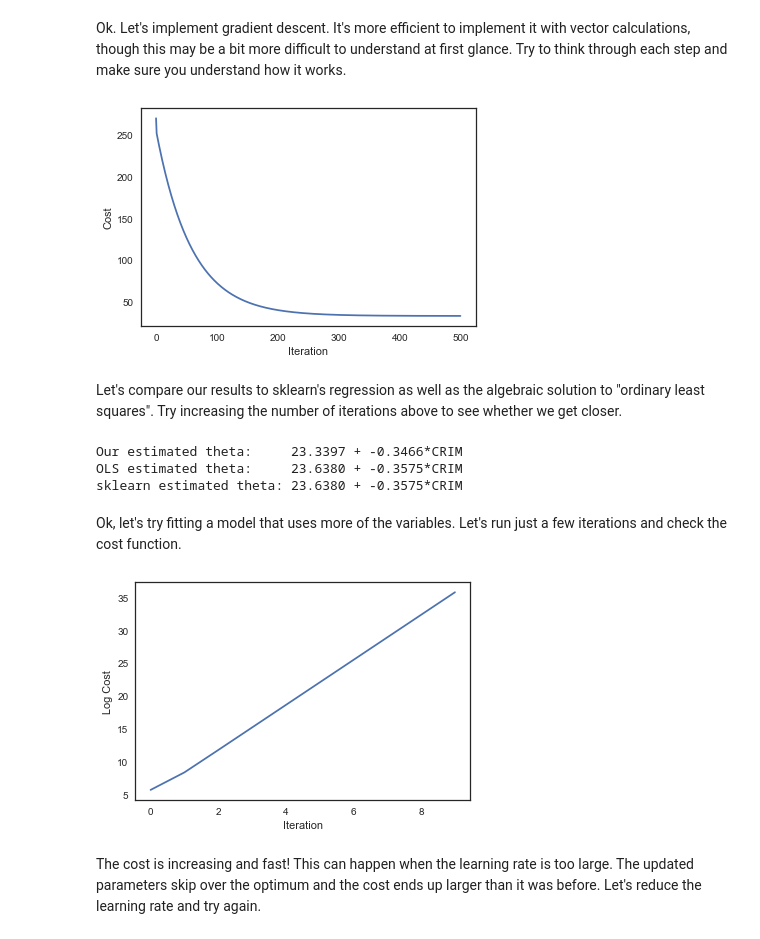
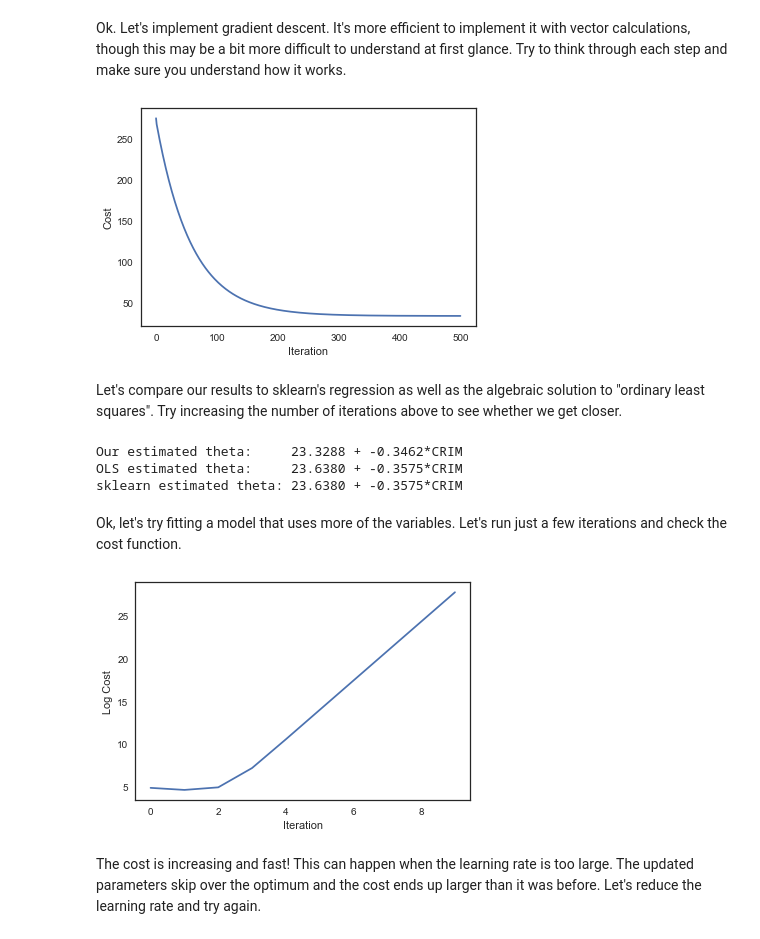
Before and after one commit to redheadjune/207_Applied_ML, a Jupyter notebook: GradientDescent.ipynb, the cells around one changed output. Drawn from its saved outputs; the diff is of its cells as text; code cells hidden in the pictures.

Commit message:
Reran and fixed a visualization bug in Linear Regression

```diff
--- a/GradientDescent.ipynb
+++ b/GradientDescent.ipynb
@@ -82,6 +82,9 @@ Ok. Let's implement gradient descent. It's more efficient to implement it with v
 # %%
 # eta is the learning rate; smaller values will tend to give slower but more precise convergence.
 # num_iters is the number of iterations to run.
+
+import random
+
 def gradient_descent(train_data, target_data, eta, num_iters):
     # Add a 1 to each feature vector so we learn an intercept.
     X = np.c_[np.ones(train_data.shape[0]), train_data]
@@ -90,37 +93,37 @@ def gradient_descent(train_data, target_data, eta, num_iters):
     m, k = X.shape
 
     # Initially, set all the parameters to 1.
-    theta = np.ones(k)
+    theta = np.array([random.random() for i in range(k)]) #np.ones(k)
 
     # Keep track of costs after each step.
     costs = []
 
     for iter in range(0, num_iters):
         # Get the current predictions for the training examples given the current estimate of theta.
         hypothesis = np.dot(X, theta)
 
         # The loss is the difference between the predictions and the actual target values.
         loss = hypothesis - target_data
 
         # In standard linear regression, we want to minimize the sum of squared losses.
         cost = np.sum(loss ** 2) / (2 * m)
         costs.append(cost)
 
         # Compute the gradient.
         gradient = np.dot(X.T, loss) / m
 
         # Update theta, scaling the gradient by the learning rate.
         theta = theta - eta * gradient
 
     return theta, costs
 
 # Run gradient descent and plot the cost vs iterations.
 theta, costs = gradient_descent(train_data[:,0:1], train_labels, .01, 500)
 plt.plot(costs)
 plt.xlabel('Iteration'), plt.ylabel('Cost')
 plt.show()
 # %% [output]
-[figure, old version]
+[figure, new version]
 # %% [markdown]
 Let's compare our results to sklearn's regression as well as the algebraic solution to "ordinary least squares". Try increasing the number of iterations above to see whether we get closer.
 # %%
@@ -140,7 +143,7 @@ print('Our estimated theta:     %.4f + %.4f*CRIM' %(theta[0], theta[1]))
 print('OLS estimated theta:     %.4f + %.4f*CRIM' %(ols_solution[0], ols_solution[1]))
 print('sklearn estimated theta: %.4f + %.4f*CRIM' %(lr.intercept_, lr.coef_[0]))
 # %% [output]
-Our estimated theta:     23.3397 + -0.3466*CRIM
+Our estimated theta:     23.3288 + -0.3462*CRIM
 OLS estimated theta:     23.6380 + -0.3575*CRIM
 sklearn estimated theta: 23.6380 + -0.3575*CRIM
 # %% [markdown]
@@ -152,7 +155,7 @@ plt.plot([k for k in map(np.log, costs)])
 plt.xlabel('Iteration'), plt.ylabel('Log Cost')
 plt.show()
 # %% [output]
-[figure, old version]
+[figure, new version]
 # %% [markdown]
 The cost is increasing and fast! This can happen when the learning rate is too large. The updated parameters skip over the optimum and the cost ends up larger than it was before. Let's reduce the learning rate and try again.
 # %%
```
Also changed, not shown: parts of 5 cells of this notebook.
